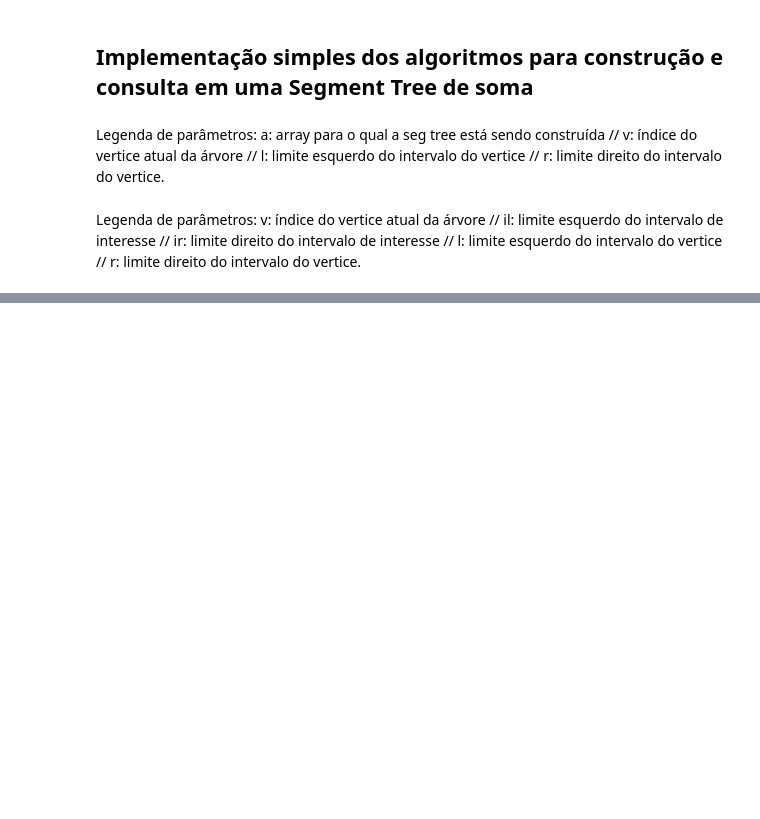
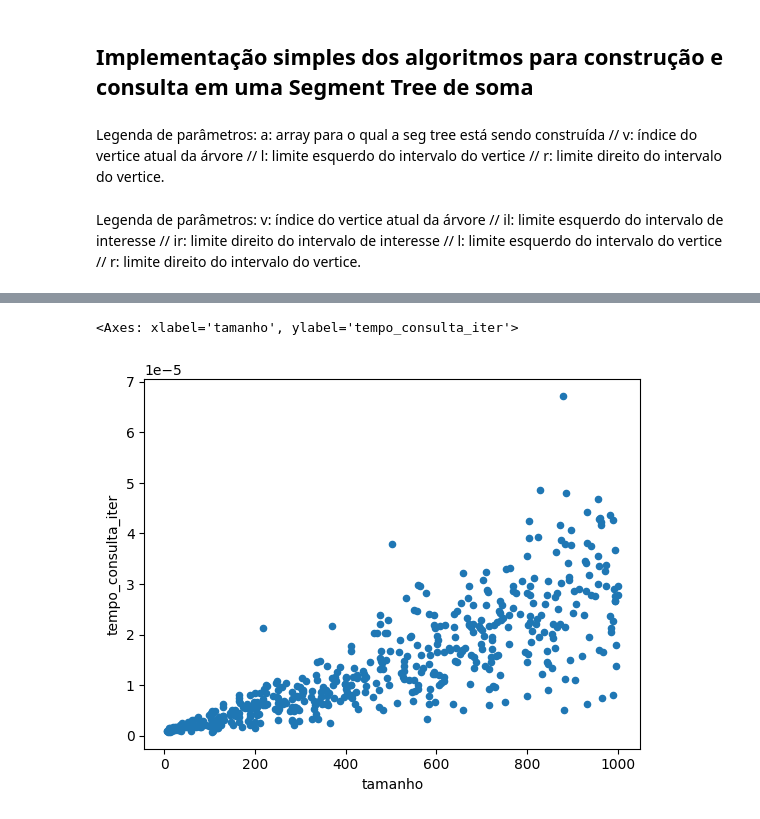
Before and after one commit to arthursilva35/SegTree, a Jupyter notebook: implementanion_nb.ipynb, the cells around one changed output, grey strips where cells are left out. Drawn from its saved outputs; the diff is of its cells as text; code cells hidden in the pictures; blank space fills up the shorter version.

```diff
--- a/implementanion_nb.ipynb
+++ b/implementanion_nb.ipynb
@@ -152,0 +161,5 @@ df.plot("tamanho", "tempo_consulta", "scatter")
+# %%
+df.plot("tamanho", "tempo_consulta_iter", "scatter")
+# %% [output]
+<Axes: xlabel='tamanho', ylabel='tempo_consulta_iter'>
+[figure, added]
```
Also changed, not shown: parts of 7 cells of this notebook.
